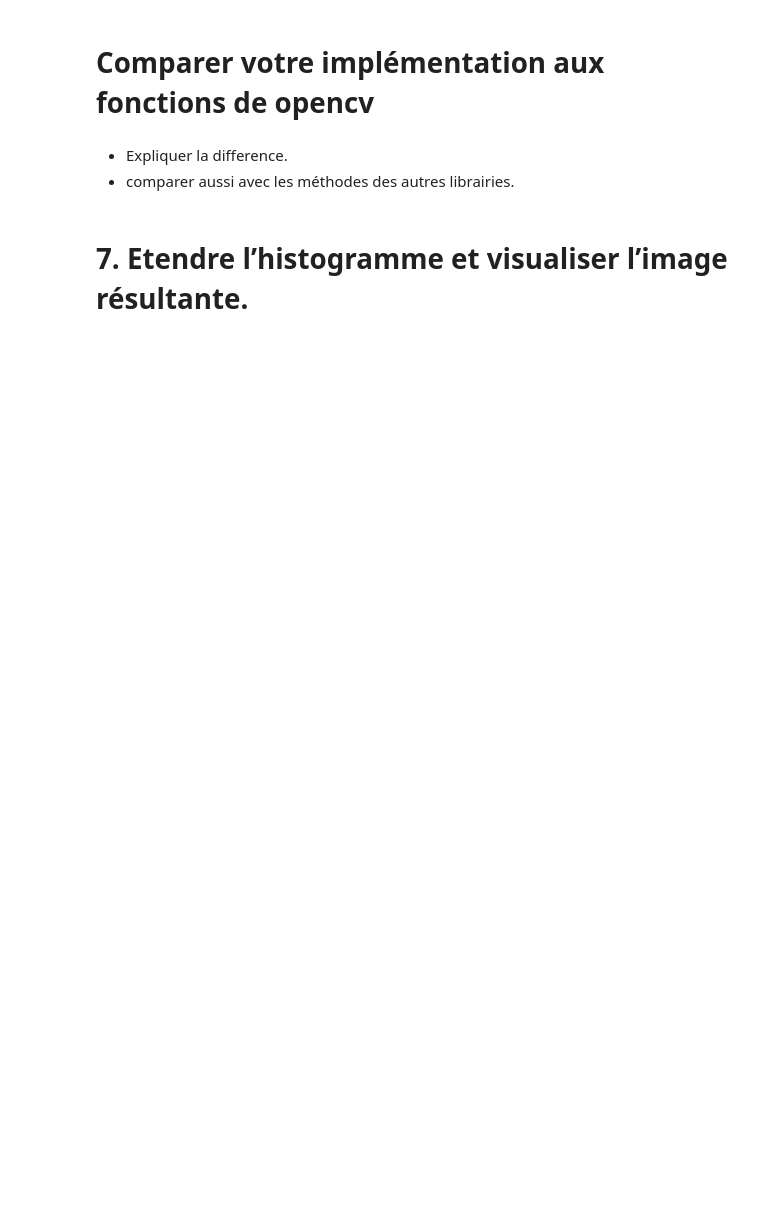
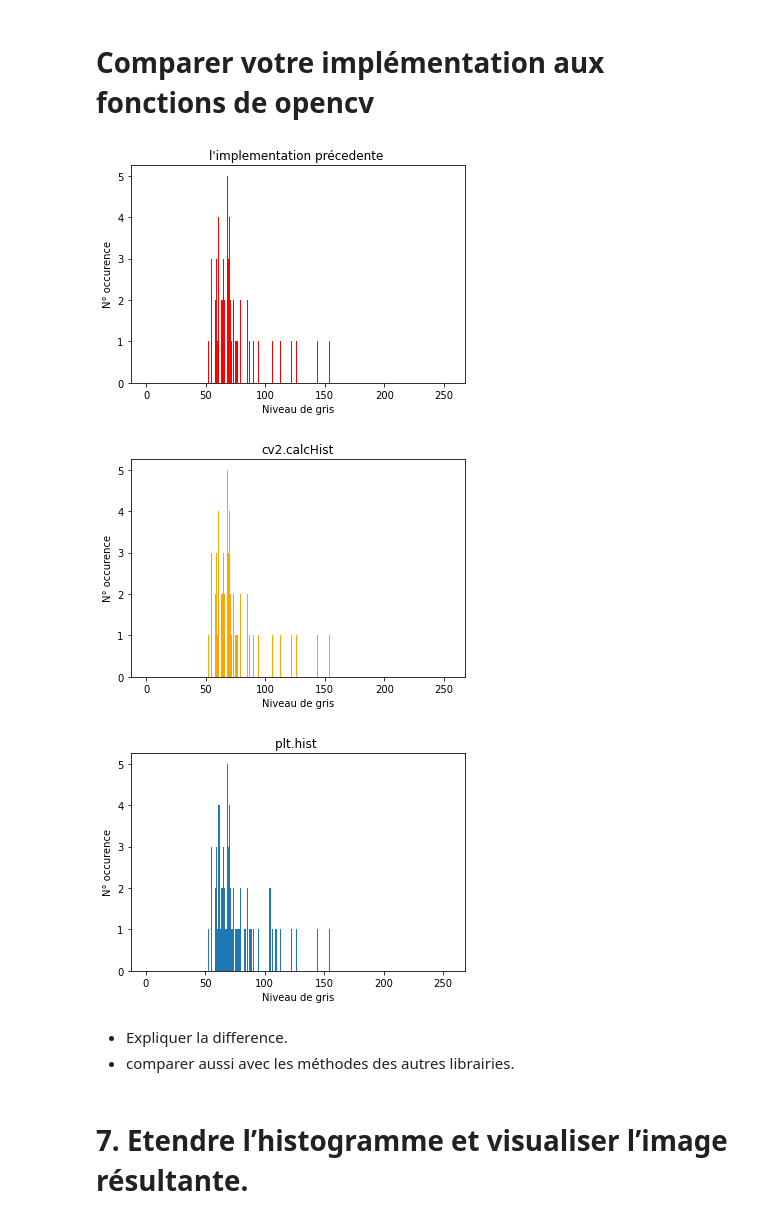
Before and after one commit to Se1f0/Histogram-equalizationand-and-image-contrast, a Jupyter notebook: TP2.ipynb, the cells around one changed output. Drawn from its saved outputs; the diff is of its cells as text; code cells hidden in the pictures; blank space fills up the shorter version.

```diff
--- a/TP2.ipynb
+++ b/TP2.ipynb
@@ -111,37 +125,36 @@ plt.show()
 # %%
 
 
 #l'implementation précedente
 plt.bar(hist_x, hist_y, color ='red',width = 0.7)
 plt.xlabel("Niveau de gris")
 plt.ylabel("N° occurence")
 plt.title("l'implementation précedente ")
 plt.show()
 
 #cv2.calcHist
 image=image.astype(np.uint8)
 calchist_y=cv2.calcHist([image],[0],None,[256],[0,256])
 calchist_y=calchist_y.astype(np.uint8)
 calchist_y=calchist_y.reshape(-1)
 
 plt.bar(np.arange(0,256),calchist_y, color ='orange',width = 0.7)
 plt.xlabel("Niveau de gris")
 plt.ylabel("N° occurence")
 plt.title("cv2.calcHist")
 plt.show()
 
-"""
-la différence entre notre implémentation et la fonction
-cv2.calcHist est dans l'échelle sur l'axe des x,
-calcHist a traité toutes les valeurs de niveaux de gris de 0 à 255
-"""
 
 #plt.hist
 plt.hist(image.reshape(-1),256,[0,256])
 plt.xlabel("Niveau de gris")
 plt.ylabel("N° occurence")
 plt.title("plt.hist ")
 plt.show()
+# %% [output]
+[figure, added]
+[figure, added]
+[figure, added]
 # %% [markdown]
 - Expliquer la difference.
 - comparer aussi avec les méthodes des autres librairies.
```
Also changed, not shown: parts of 27 cells of this notebook.
